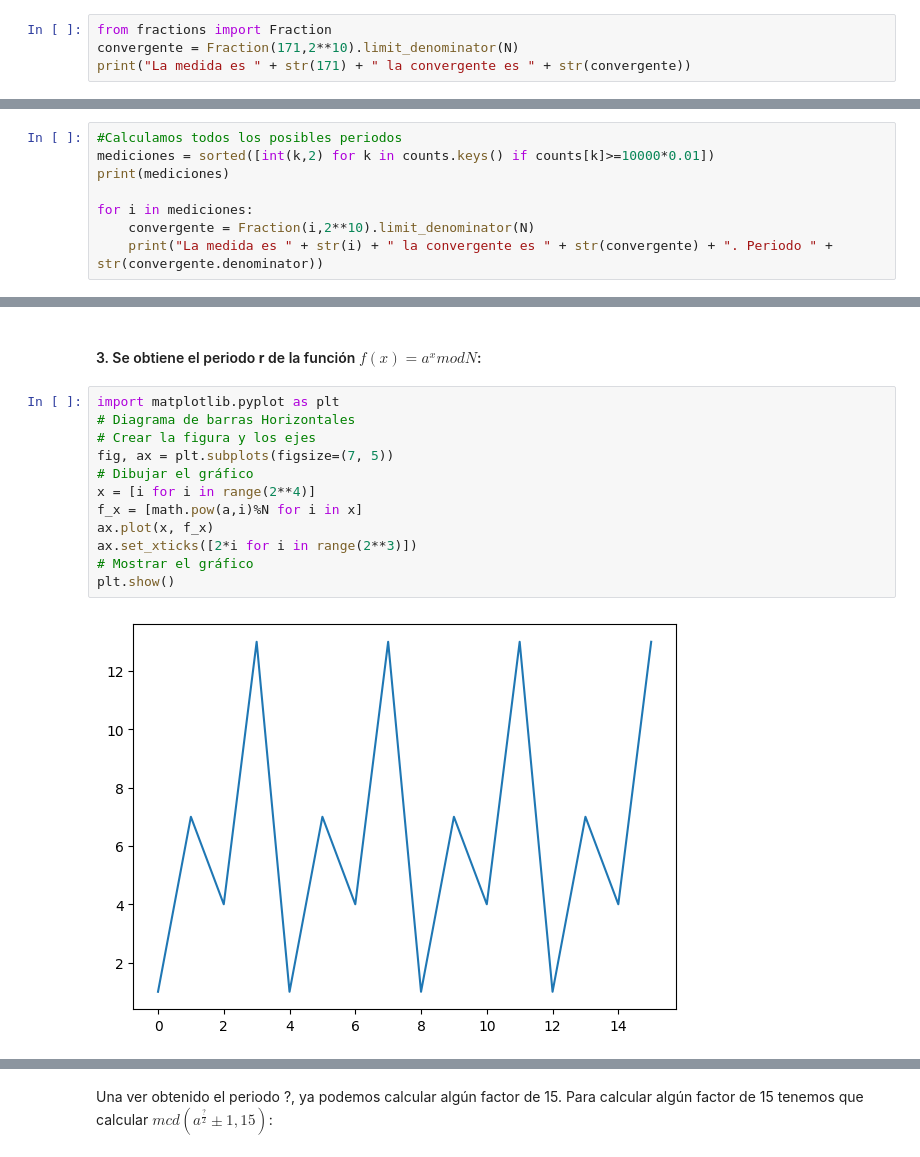
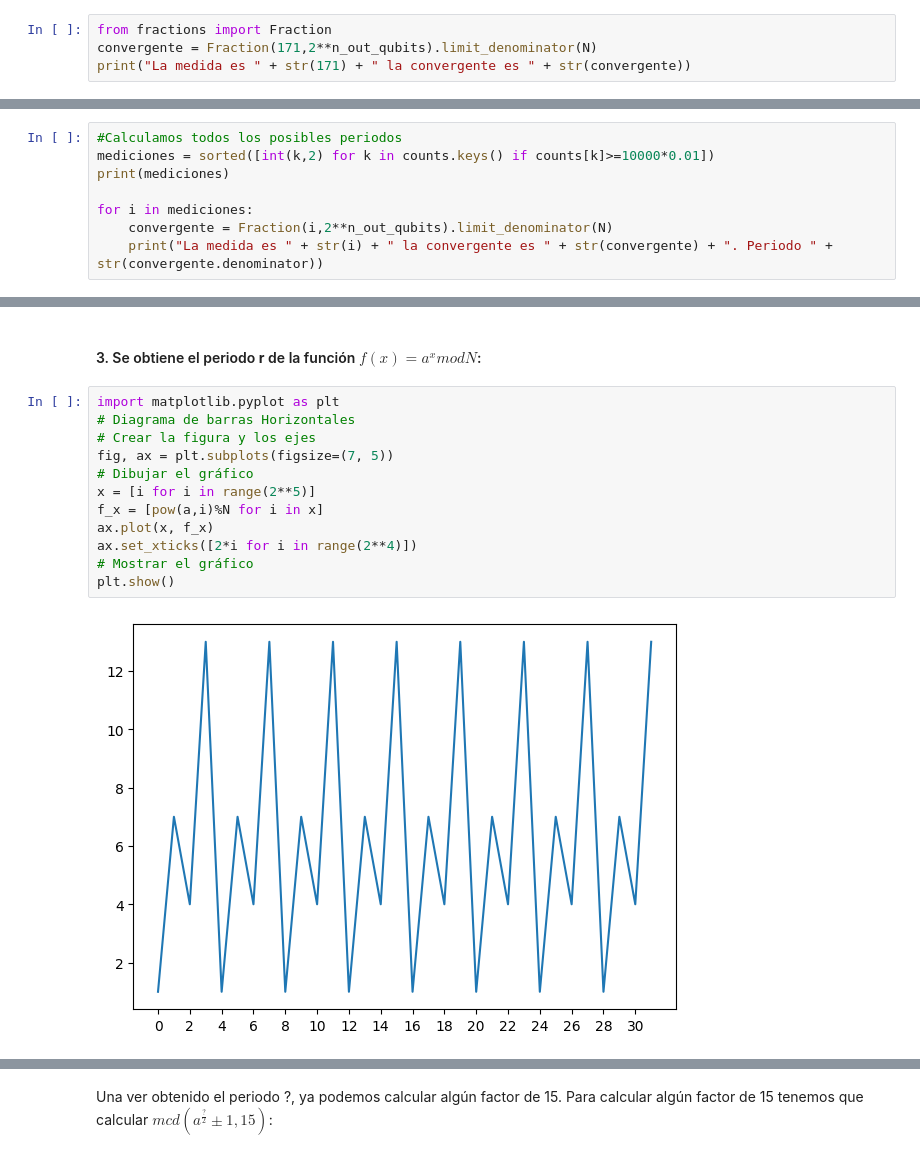
Before and after one commit to Mariomc10/AlgoritmosCuanticos, a Jupyter notebook: LP/Sesión 10 -Shor/Sesión Shor-Alumno.ipynb, the cells around one changed output, grey strips where cells are left out. Drawn from its saved outputs; the diff is of its cells as text.

```diff
--- a/LP/Sesión 10 -Shor/Sesión Shor-Alumno.ipynb
+++ b/LP/Sesión 10 -Shor/Sesión Shor-Alumno.ipynb
@@ -234,7 +234,7 @@ Ahora tomamos la última convergente cuyo denominador sea menor que 21. Esta con
 Este cálculo podemos llevarlo a cabo con la clase **Fraction** del módulo **fractions** y con el método **.limit_denominator(numero)** de dicho objeto. Para crear un objeto de la clase **Fraction** hay que llamar al constructor con dos argumentos que son el numerador y el denominador de la siguiente forma **Fraction(numerador, denominador)**. Una vez creado el objeto, podemos llamar al método **.limit_denominator(numero)** que nos devolverá la última convergente con denominador menor que **numero**.
 # %%
 from fractions import Fraction
-convergente = Fraction(171,2**10).limit_denominator(N)
+convergente = Fraction(171,2**n_out_qubits).limit_denominator(N)
 print("La medida es " + str(171) + " la convergente es " + str(convergente))
 # %% [output]
 La medida es 171 la convergente es 1/6
@@ -246,7 +246,7 @@ mediciones = sorted([int(k,2) for k in counts.keys() if counts[k]>=10000*0.01])
 print(mediciones)
 
 for i in mediciones:
-    convergente = Fraction(i,2**10).limit_denominator(N)
+    convergente = Fraction(i,2**n_out_qubits).limit_denominator(N)
     print("La medida es " + str(i) + " la convergente es " + str(convergente) + ". Periodo " + str(convergente.denominator))
 # %% [output]
 [0, 170, 171, 341, 342, 512, 682, 683, 853, 854]
@@ -300,17 +300,17 @@ El mcd es:  1
 # %%
 import matplotlib.pyplot as plt
 # Diagrama de barras Horizontales
 # Crear la figura y los ejes
 fig, ax = plt.subplots(figsize=(7, 5))
 # Dibujar el gráfico
-x = [i for i in range(2**4)]
-f_x = [math.pow(a,i)%N for i in x]
+x = [i for i in range(2**5)]
+f_x = [pow(a,i)%N for i in x]
 ax.plot(x, f_x)
-ax.set_xticks([2*i for i in range(2**3)])
+ax.set_xticks([2*i for i in range(2**4)])
 # Mostrar el gráfico
 plt.show()
 # %% [output]
-[figure, old version]
+[figure, new version]
 # %%
 from qiskit import QuantumCircuit, QuantumRegister, Aer, execute, ClassicalRegister
 from qiskit.visualization import plot_histogram
```
Also changed, not shown: parts of 3 cells of this notebook.
